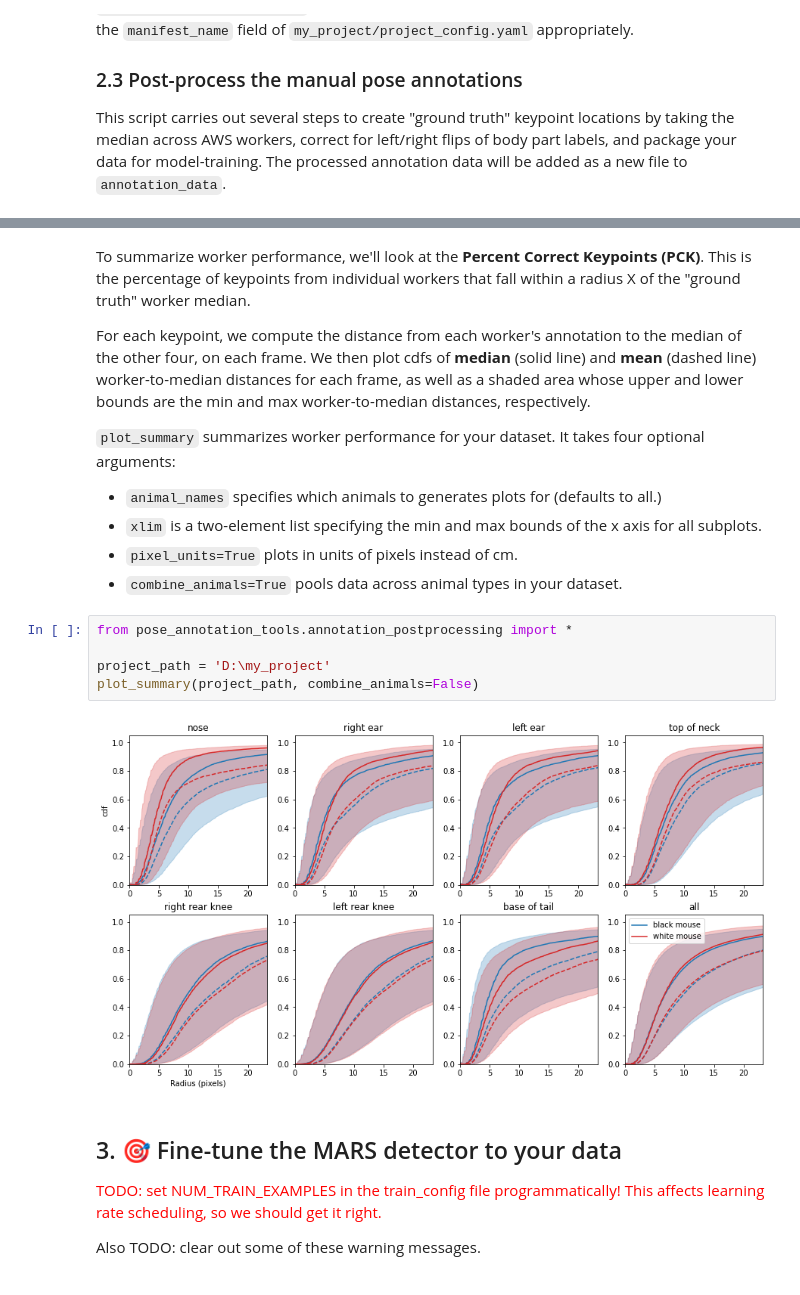
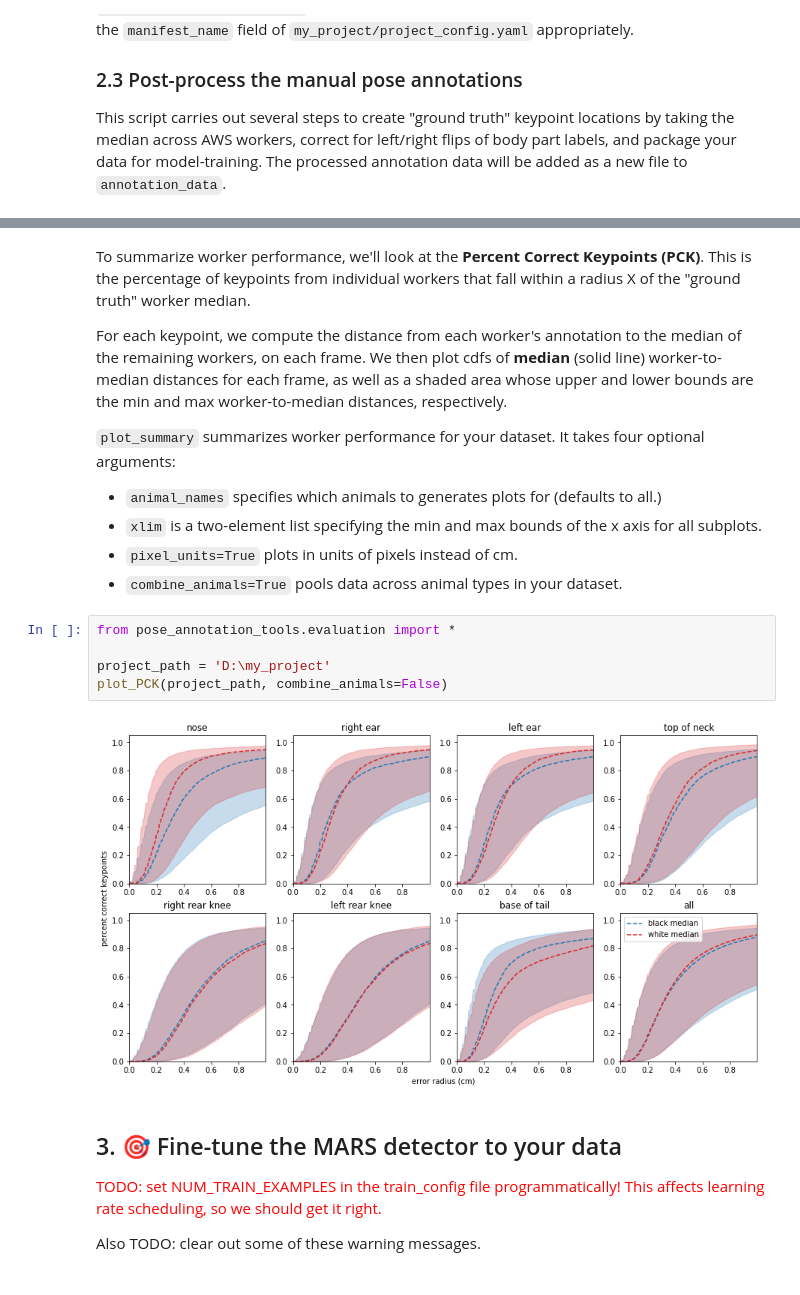
Before and after one commit to neuroethology/MARS_Developer, a Jupyter notebook: MARS_tutorial.ipynb, the cells around one changed output, grey strips where cells are left out. Cells and saved outputs as stored; diff of their text form.

Commit message:
setup for pose evaluation scripts

```diff
--- a/MARS_tutorial.ipynb
+++ b/MARS_tutorial.ipynb
@@ -80,7 +99,7 @@ plot_frame(project_path,frame_num, markersize=4, figsize=[10,14])
 # %% [markdown]
 To summarize worker performance, we'll look at the **Percent Correct Keypoints (PCK)**. This is the percentage of keypoints from individual workers that fall within a radius X of the "ground truth" worker median.
 
-For each keypoint, we compute the distance from each worker's annotation to the median of the other four, on each frame. We then plot cdfs of **median** (solid line) and **mean** (dashed line) worker-to-median distances for each frame, as well as a shaded area whose upper and lower bounds are the min and max worker-to-median distances, respectively.
+For each keypoint, we compute the distance from each worker's annotation to the median of the remaining workers, on each frame. We then plot cdfs of **median** (solid line) worker-to-median distances for each frame, as well as a shaded area whose upper and lower bounds are the min and max worker-to-median distances, respectively.
 
 `plot_summary` summarizes worker performance for your dataset. It takes four optional arguments:
 * `animal_names` specifies which animals to generates plots for (defaults to all.)
@@ -88,12 +107,12 @@ For each keypoint, we compute the distance from each worker's annotation to the
 * `pixel_units=True` plots in units of pixels instead of cm.
 * `combine_animals=True` pools data across animal types in your dataset.
 # %%
-from pose_annotation_tools.annotation_postprocessing import *
+from pose_annotation_tools.evaluation import *
 
 project_path = 'D:\my_project'
-plot_summary(project_path, combine_animals=False)
+plot_PCK(project_path, combine_animals=False)
 # %% [output]
-[figure, old version]
+[figure, new version]
 # %% [markdown]
 ## 3. 🎯 Fine-tune the MARS detector to your data
 
```
Also changed, not shown: parts of 5 cells of this notebook, 19 other files.
